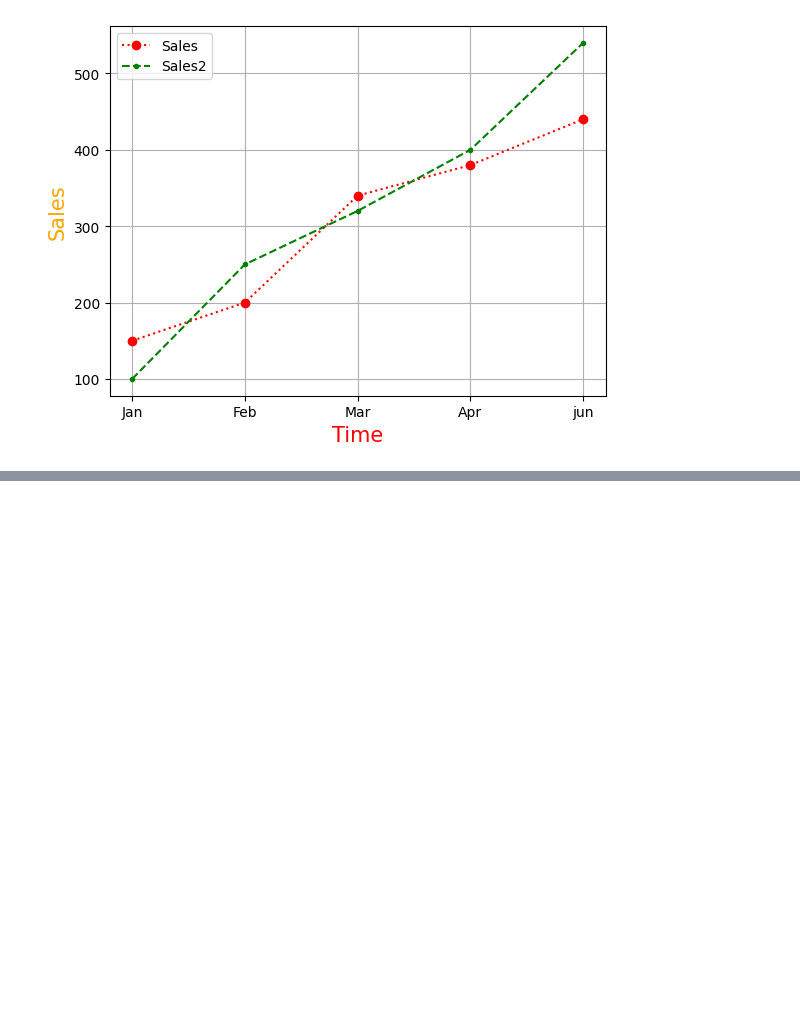
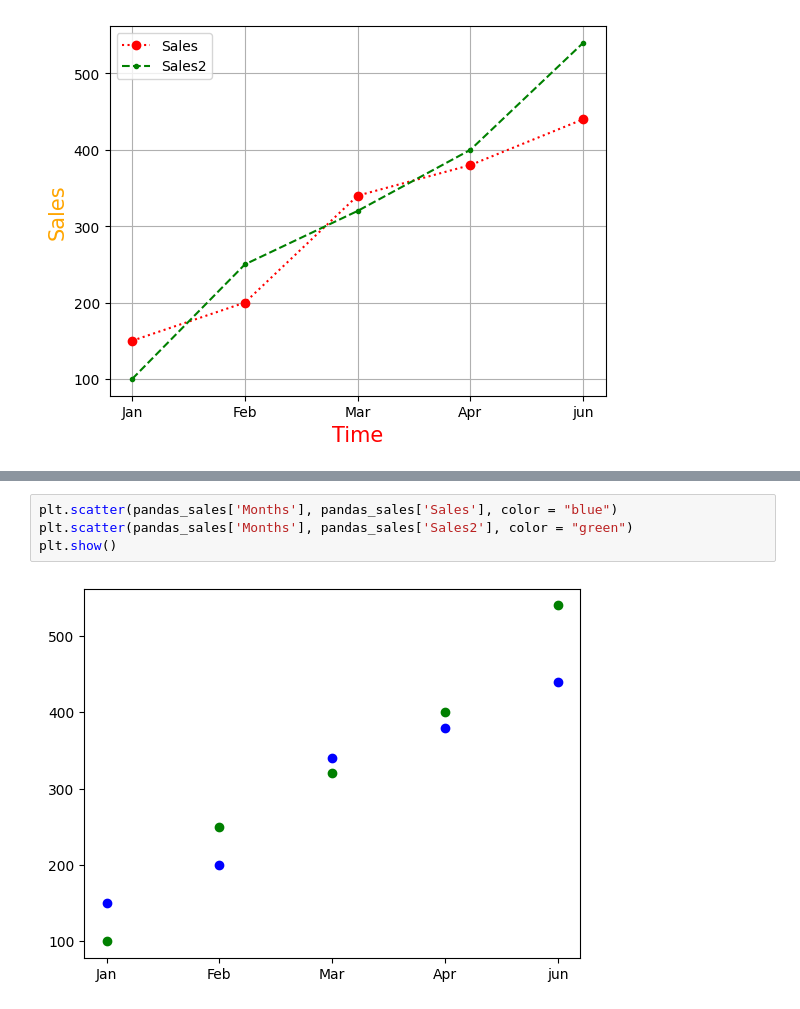
Before and after one commit to ARYANPATEL-BIT/learn-Pandas, a Jupyter notebook: matlotlibi_1.ipynb, the cells around one changed output, grey strips where cells are left out. Drawn from its saved outputs; the diff is of its cells as text; blank space fills up the shorter version.

```diff
--- a/matlotlibi_1.ipynb
+++ b/matlotlibi_1.ipynb
@@ -81,0 +109,6 @@ plt.show()
+# %%
+plt.scatter(pandas_sales['Months'], pandas_sales['Sales'], color = "blue")
+plt.scatter(pandas_sales['Months'], pandas_sales['Sales2'], color = "green")
+plt.show()
+# %% [output]
+[figure, added]
```
Also changed, not shown: parts of 6 cells of this notebook.
